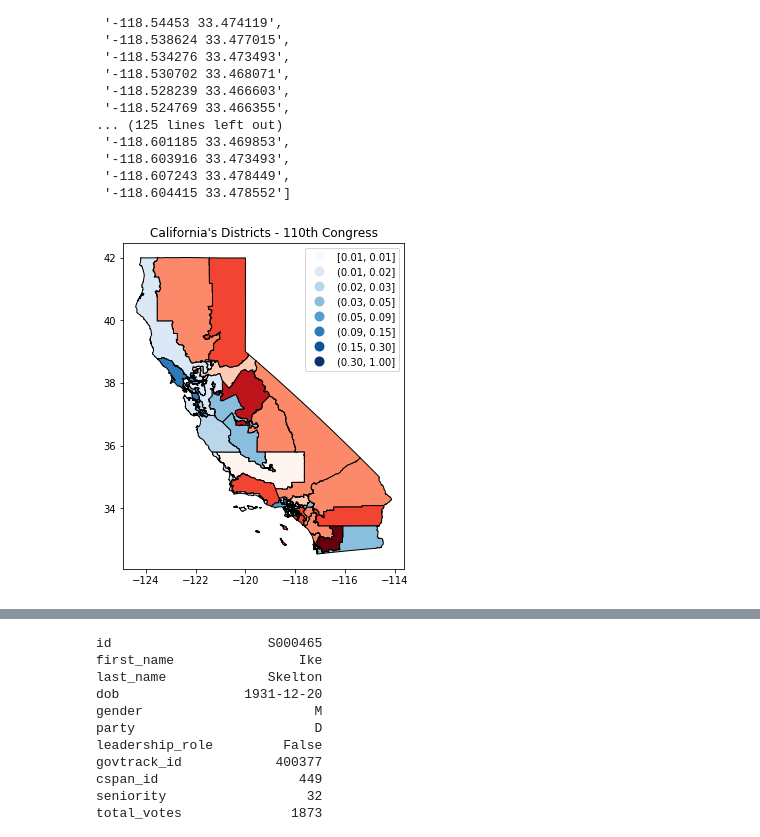
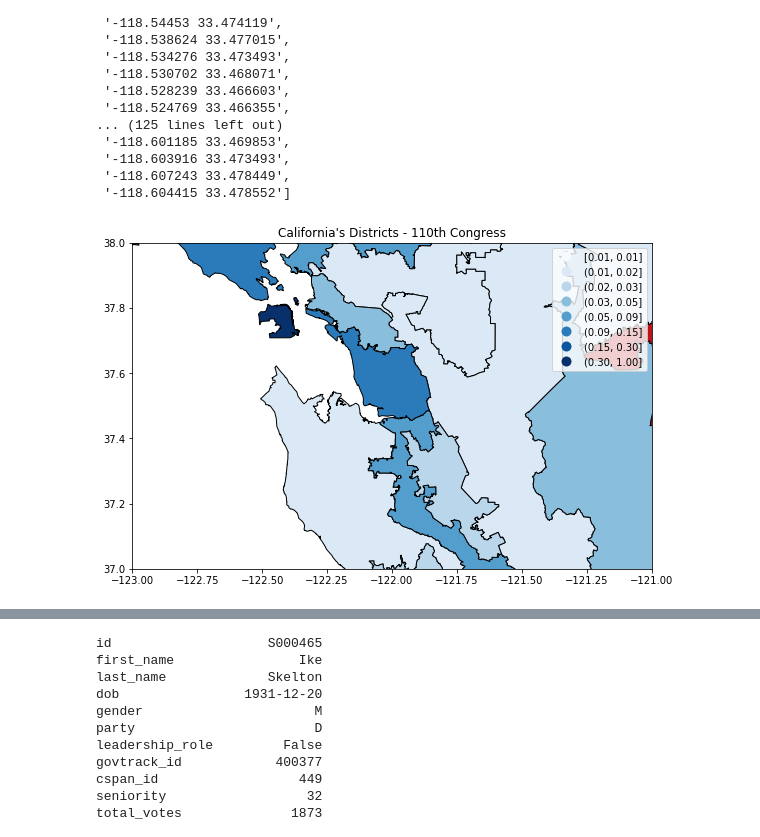
Before and after one commit to rcohngru/congressional-voting-eda, a Jupyter notebook: notebooks/Trying GeoPandas.ipynb, the cells around one changed output, grey strips where cells are left out. Cells and saved outputs as stored; diff of their text form; code cells hidden in the pictures.

```diff
--- a/notebooks/Trying GeoPandas.ipynb
+++ b/notebooks/Trying GeoPandas.ipynb
@@ -484,9 +500,9 @@ string.lstrip('POLYGON ((').rstrip('))').split(', ')
  '-118.607243 33.478449',
  '-118.604415 33.478552']
 # %%
-plot_by_state('California', 110)
+plot_by_state('California', 110, xlim=(-123, -121), ylim=(37, 38))
 # %% [output]
-[figure, old version]
+[figure, new version]
 # %%
 fp = '../congress-data/shapefiles/cb_2018_us_state_500k/cb_2018_us_state_500k.shp'
 map_df = gpd.read_file(fp)
```
Also changed, not shown: parts of 6 cells of this notebook, 2 other files.
